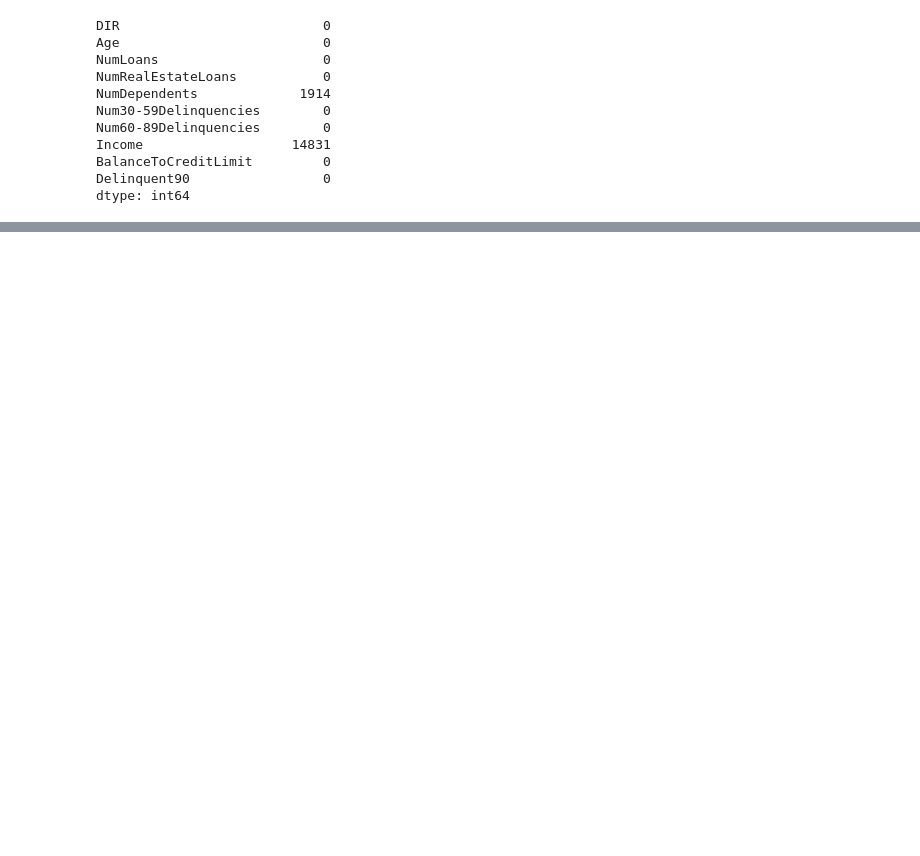
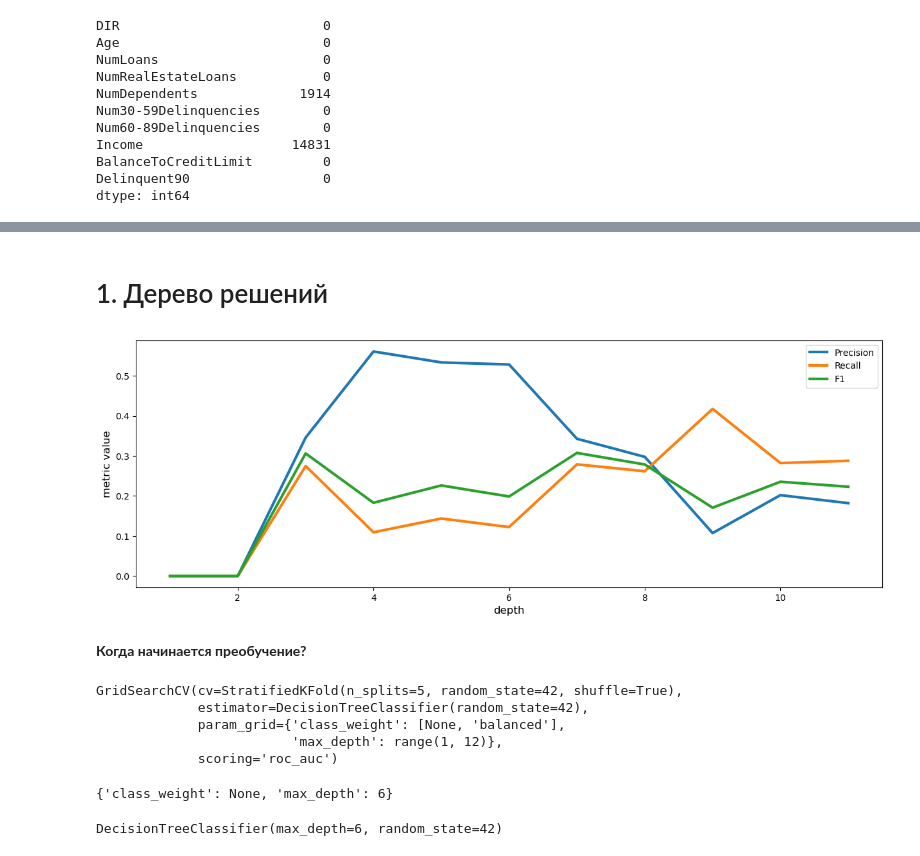
Before and after one commit to EugeneSt27/Machine-learning, a Jupyter notebook: Lab3/Lab3.ipynb, the cells around one changed output, grey strips where cells are left out. Drawn from its saved outputs; the diff is of its cells as text; code cells hidden in the pictures; blank space fills up the shorter version.

Commit message:
lab3 EDA finished, decision tree done

```diff
--- a/Lab3/Lab3.ipynb
+++ b/Lab3/Lab3.ipynb
@@ -86,0 +200,6 @@ plt.show()
+# %%
+X_train, X_test, y_train, y_test = train_test_split(
+    df[num_features],
+    df[target],
+    test_size=0.3,
+    random_state=42)
@@ -86,0 +222,45 @@ plt.show()
+# %%
+scaler_train = StandardScaler()
+scaler_test = StandardScaler()
+X_train = scaler_train.fit_transform(X_train)
+X_test = scaler_test.fit_transform(X_test)
+# %% [markdown]
+# 1. Дерево решений
+# %%
+dtc = DecisionTreeClassifier(
+    criterion = "entropy",
+    class_weight = 'balanced',
+    random_state=42,
+    max_depth=3)
+dtc.fit(X_train, y_train)
+y_pred = dtc.predict(X_test)
+# %%
+precision_list =[]
+recall_list =[]
+f1_list = []
+depth_list = range(1,12)
+for i in depth_list:
+    dtc = DecisionTreeClassifier(
+    criterion = "entropy",
+    random_state=42,
+    max_depth=i)
+    dtc.fit(X_train, y_train)
+    y_pred = dtc.predict(X_test)
+    precision_list.append(precision_score(y_test, y_pred))
+    recall_list.append(recall_score(y_test, y_pred))
+    f1_list.append(f1_score(y_test, y_pred))
+# %%
+fig, ax = plt.subplots(figsize=(15, 5))
+
+ax.plot(depth_list, precision_list, linewidth = 3,label = 'Precision')
+ax.plot(depth_list, recall_list, linewidth = 3,label = 'Recall')
+ax.plot(depth_list, f1_list, linewidth = 3,label = 'F1')
+
+plt.legend(loc = "upper right")
+plt.xlabel('depth',fontsize = 12)
+plt.ylabel('metric value',fontsize = 12)
+plt.show()
+# %% [output]
+[figure, added]
+# %% [markdown]
+**Когда начинается преобучение?**
@@ -86,0 +271,20 @@ plt.show()
+# %%
+gs = GridSearchCV(model_dt, grid, cv = skf, scoring = 'roc_auc')
+gs.fit(X_train, y_train)
+# %% [output]
+GridSearchCV(cv=StratifiedKFold(n_splits=5, random_state=42, shuffle=True),
+             estimator=DecisionTreeClassifier(random_state=42),
+             param_grid={'class_weight': [None, 'balanced'],
+                         'max_depth': range(1, 12)},
+             scoring='roc_auc')
+# %%
+gs.best_params_
+# %% [output]
+{'class_weight': None, 'max_depth': 6}
+# %%
+dtc = DecisionTreeClassifier(
+    random_state=42,
+    max_depth=6)
+dtc.fit(X_train, y_train)
+# %% [output]
+DecisionTreeClassifier(max_depth=6, random_state=42)
```
Also changed, not shown: parts of 26 cells of this notebook.
